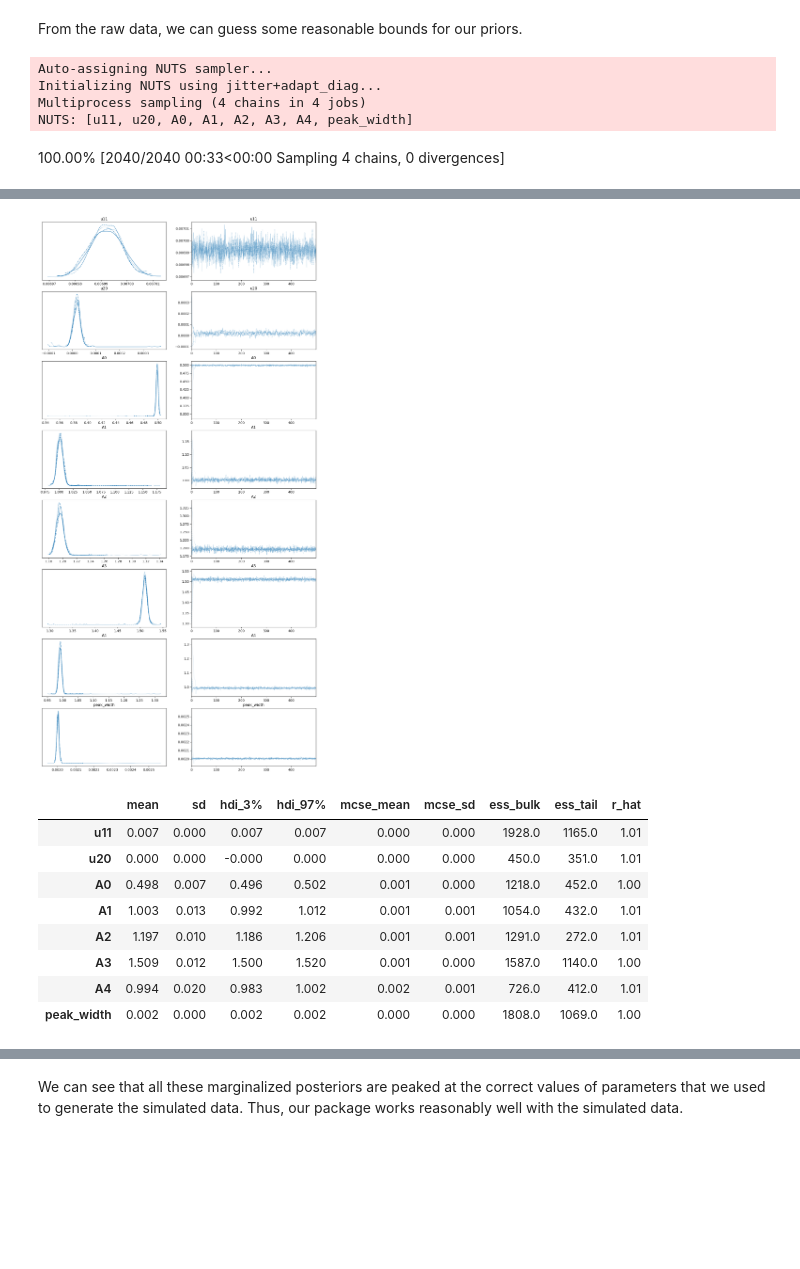
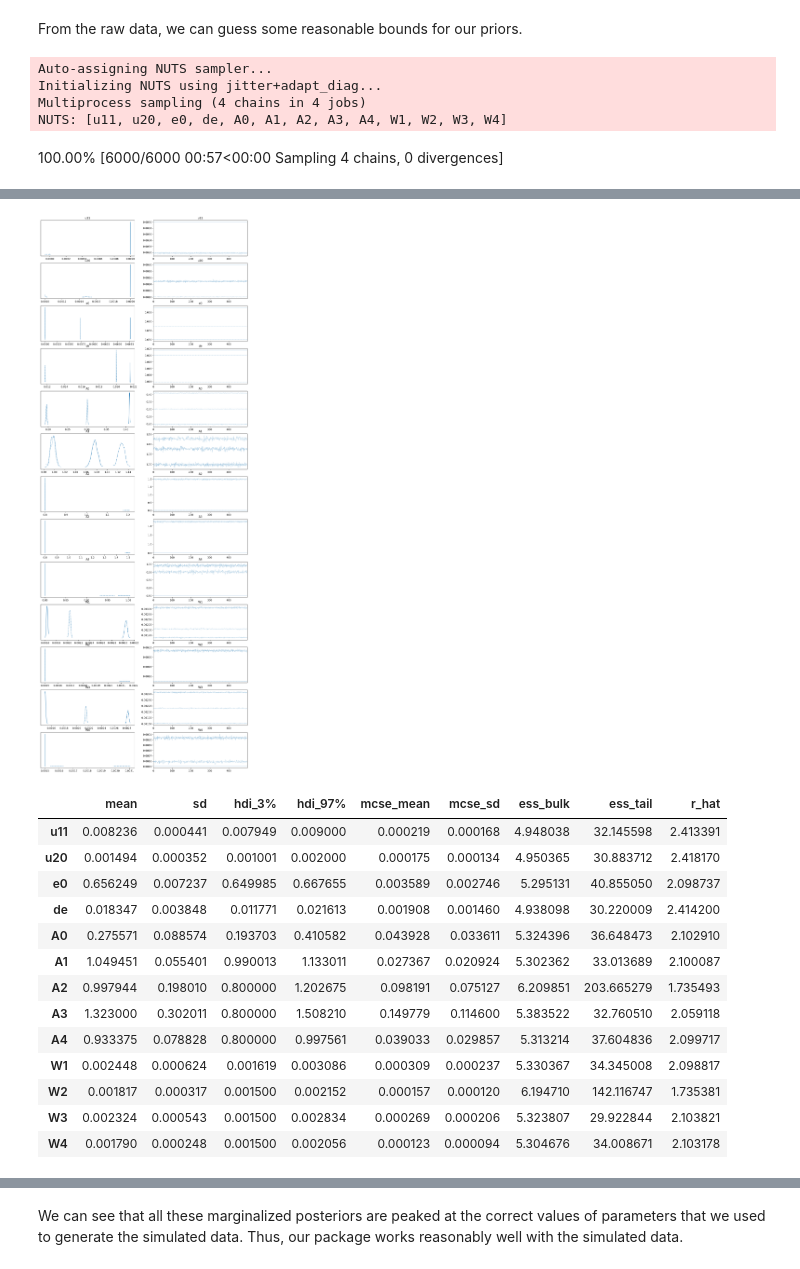
Before and after one commit to phys201/Hamiltonian-photonic-crystal, a Jupyter notebook: Documentation.ipynb, the cells around one changed output, grey strips where cells are left out. Saved outputs shown, nothing was run; the diff lists cells and outputs as text; code cells hidden in the pictures; blank space fills up the shorter version.

```diff
--- a/Documentation.ipynb
+++ b/Documentation.ipynb
@@ -90,29 +91,28 @@ from photonic_hamiltonian.inference import Model
 To test if running our model gives a reasonable result for parameter estimation, we first generate a simulated data with given values for all the parameters
 # %%
 # Create simulated data
-simu_normf = np.linspace(0.62,0.70,100)    # create normalized frequency, "x" variable
+N = 200
+simu_normf = np.linspace(0.60,0.70,N)    # create normalized frequency, "x" variable
 
 #set all hamiltonian parameters as some constants
-u11 = 0.007
-u20 = 1e-5
-A0 = 0.5
-A1 = 1
-A2 = 1.2
-A3 = 1.5
-A4 = 1
-sigma_L = 0.002
-theta = [u11, u20, A0, A1, A2, A3, A4, sigma_L]
-
+u11 = 0.008
+u20 = 0.0015
+e0 = 0.65
+de = 0.02
+A0 = 0.2
+[A1,A2,A3,A4] = [1,1.2,1.5,1]
+[W1,W2,W3,W4] = [0.003,0.0021,0.0028,0.002]
+theta = [u11, u20, e0,de, A0, A1, A2, A3, A4, W1,W2,W3,W4]
 #create normalized intensity
 line = Model.fit_curve(simu_normf, theta)
 
 #create noise
 sigma_noise = 0.01
-noise = np.random.normal(0, sigma_noise, 100)
+noise = np.random.normal(0, sigma_noise, N)
 
 #create data array
 simu_data = xr.Dataset(data_vars = {'spectrum': ('normf', line + noise),
-                                  'spectrum_std': ('normf', [sigma_noise]*100)},
+                                  'spectrum_std': ('normf', [sigma_noise]*N)},
                      coords = { 'normf': simu_normf})
 
 #plot the simulated data to visualize the four peaks
@@ -127,18 +127,21 @@ Text(0.5, 1.0, 'Simulated data showing four energy bands of a single C4-symmetri
 From the raw data, we can guess some reasonable bounds for our priors.
 # %%
 #guess the prior bounds
-simu_prior_bounds = {'u11':[0.003, 0.01], 'u20':[-0.001, 0.001], 'A0':[0, 1.2], 'A1':[0.5, 2.5],'A2':[0.5, 2.5], 'A3':[0.5, 2.5], 'A4':[0.5, 2,5], 'peak_width':[0.0005, 0.01]}
-
+prior_W = [0.0015,0.0035]
+prior_A = [0.8,2]
+simu_prior_bounds = {'u11':[0.007, 0.009], 'u20':[0.001, 0.002], 'e0':[0.64,0.68],'de':[0.01,0.03],
+                     'A0':[0,0.8] , 'A1':prior_A ,'A2':prior_A , 'A3':prior_A , 'A4':prior_A,
+                     'W1':prior_W, 'W2':prior_W, 'W3':prior_W, 'W4':prior_W}
 #create the model
 simu_ham_model = Model.Hamiltonian_model(simu_data, simu_prior_bounds)
 # %%
 with simu_ham_model:
-    simu_idata = pm.sample(500) # VINNY's EDITS: delete tune =10 because that value is too small.
+    simu_idata = pm.sample(500)
 
-az.plot_trace(simu_idata, figsize=(15,30));
+az.plot_trace(simu_idata, figsize=(15,40));
 # %% [output]
 Auto-assigning NUTS sampler...
 Initializing NUTS using jitter+adapt_diag...
 Multiprocess sampling (4 chains in 4 jobs)
-NUTS: [u11, u20, A0, A1, A2, A3, A4, peak_width]
+NUTS: [u11, u20, e0, de, A0, A1, A2, A3, A4, W1, W2, W3, W4]
-100.00% [2040/2040 00:33<00:00 Sampling 4 chains, 0 divergences]
+100.00% [6000/6000 00:57<00:00 Sampling 4 chains, 0 divergences]
@@ -146,17 +149,22 @@ Sampling 4 chains for 10 tune and 500 draw iterations (40 + 2_000 draws total) t
-[figure, old version]
+[figure, new version]
 # %%
 #summary the fitting results
-simu_summary = az.summary(simu_idata)
+simu_summary = az.summary(simu_idata,round_to=8)
 display(simu_summary)
 # %% [output]
 |  | mean | sd | hdi_3% | hdi_97% | mcse_mean | mcse_sd | ess_bulk | ess_tail | r_hat |
-| u11 | 0.007 | 0.000 | 0.007 | 0.007 | 0.000 | 0.000 | 1928.0 | 1165.0 | 1.01 |
-| u20 | 0.000 | 0.000 | -0.000 | 0.000 | 0.000 | 0.000 | 450.0 | 351.0 | 1.01 |
-| A0 | 0.498 | 0.007 | 0.496 | 0.502 | 0.001 | 0.000 | 1218.0 | 452.0 | 1.00 |
-| A1 | 1.003 | 0.013 | 0.992 | 1.012 | 0.001 | 0.001 | 1054.0 | 432.0 | 1.01 |
-| A2 | 1.197 | 0.010 | 1.186 | 1.206 | 0.001 | 0.001 | 1291.0 | 272.0 | 1.01 |
-| A3 | 1.509 | 0.012 | 1.500 | 1.520 | 0.001 | 0.000 | 1587.0 | 1140.0 | 1.00 |
-| A4 | 0.994 | 0.020 | 0.983 | 1.002 | 0.002 | 0.001 | 726.0 | 412.0 | 1.01 |
-| peak_width | 0.002 | 0.000 | 0.002 | 0.002 | 0.000 | 0.000 | 1808.0 | 1069.0 | 1.00 |
+| u11 | 0.008236 | 0.000441 | 0.007949 | 0.009000 | 0.000219 | 0.000168 | 4.948038 | 32.145598 | 2.413391 |
+| u20 | 0.001494 | 0.000352 | 0.001001 | 0.002000 | 0.000175 | 0.000134 | 4.950365 | 30.883712 | 2.418170 |
+| e0 | 0.656249 | 0.007237 | 0.649985 | 0.667655 | 0.003589 | 0.002746 | 5.295131 | 40.855050 | 2.098737 |
+| de | 0.018347 | 0.003848 | 0.011771 | 0.021613 | 0.001908 | 0.001460 | 4.938098 | 30.220009 | 2.414200 |
+| A0 | 0.275571 | 0.088574 | 0.193703 | 0.410582 | 0.043928 | 0.033611 | 5.324396 | 36.648473 | 2.102910 |
+| A1 | 1.049451 | 0.055401 | 0.990013 | 1.133011 | 0.027367 | 0.020924 | 5.302362 | 33.013689 | 2.100087 |
+| A2 | 0.997944 | 0.198010 | 0.800000 | 1.202675 | 0.098191 | 0.075127 | 6.209851 | 203.665279 | 1.735493 |
+| A3 | 1.323000 | 0.302011 | 0.800000 | 1.508210 | 0.149779 | 0.114600 | 5.383522 | 32.760510 | 2.059118 |
+| A4 | 0.933375 | 0.078828 | 0.800000 | 0.997561 | 0.039033 | 0.029857 | 5.313214 | 37.604836 | 2.099717 |
+| W1 | 0.002448 | 0.000624 | 0.001619 | 0.003086 | 0.000309 | 0.000237 | 5.330367 | 34.345008 | 2.098817 |
+| W2 | 0.001817 | 0.000317 | 0.001500 | 0.002152 | 0.000157 | 0.000120 | 6.194710 | 142.116747 | 1.735381 |
+| W3 | 0.002324 | 0.000543 | 0.001500 | 0.002834 | 0.000269 | 0.000206 | 5.323807 | 29.922844 | 2.103821 |
+| W4 | 0.001790 | 0.000248 | 0.001500 | 0.002056 | 0.000123 | 0.000094 | 5.304676 | 34.008671 | 2.103178 |
 # %%
 #plot data with the fitting curve
```
Also changed, not shown: parts of 10 cells of this notebook.
